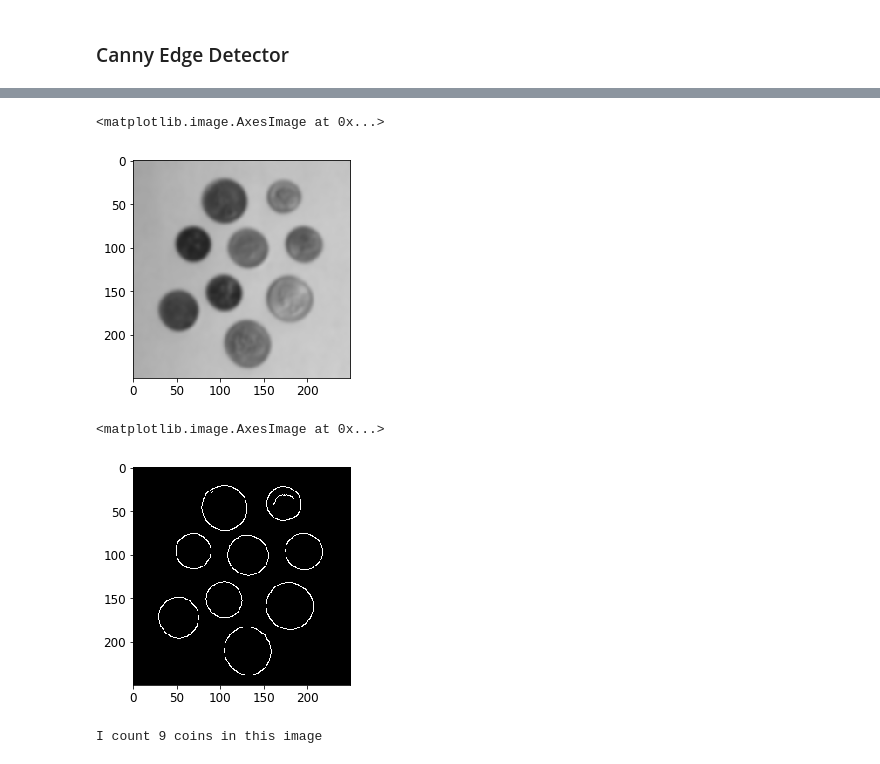
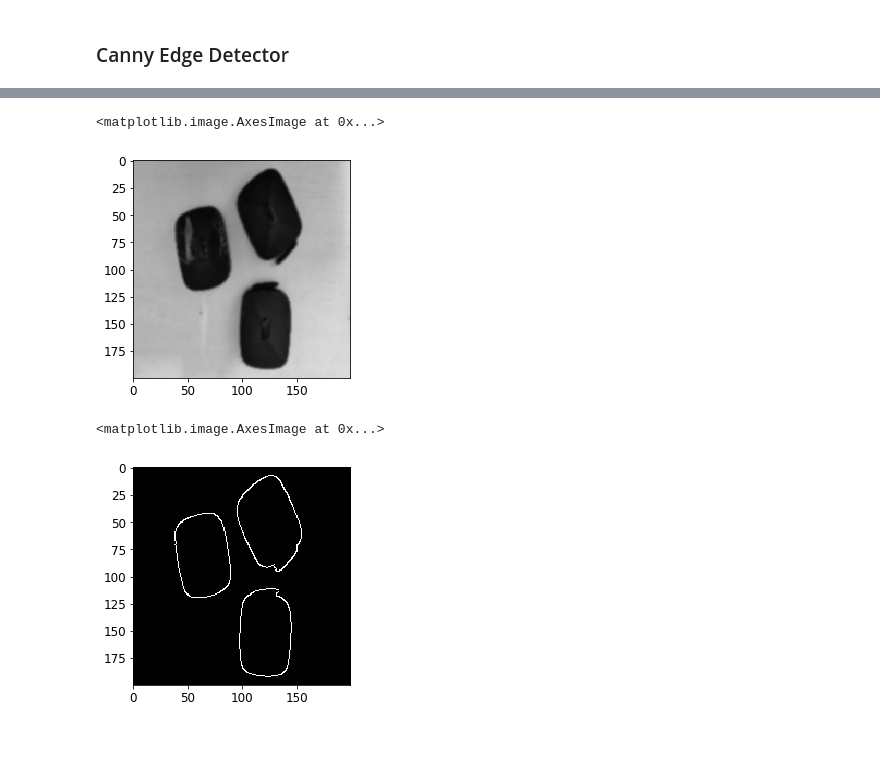
Before and after one commit to cloudxlab/opencv-intro, a Jupyter notebook: 6_edge_detection.ipynb, the cells around one changed output, grey strips where cells are left out. Saved outputs shown, nothing was run; the diff lists cells and outputs as text; code cells hidden in the pictures.

```diff
--- a/6_edge_detection.ipynb
+++ b/6_edge_detection.ipynb
@@ -81,16 +100,15 @@ determines if a pixel is “edge-like” or not.
 # %%
-image = cv2.imread("images/coins.png")
-#image = cv2.imread("images/wristbands.jpg")
+image = cv2.imread("images/devices_small.jpg")
 gray = cv2.cvtColor(image, cv2.COLOR_BGR2GRAY)
-blurred = cv2.GaussianBlur(gray, (11, 11), 0)
+blurred = cv2.GaussianBlur(gray, (5, 5), 0)
 plt.imshow(fixColor(blurred))
 # %% [output]
 <matplotlib.image.AxesImage at 0x...>
-[figure, old version]
+[figure, new version]
 # %%
-canny = cv2.Canny(blurred, 30, 100)
+canny = cv2.Canny(blurred, 30, 300)
 plt.imshow(fixColor(canny))
 # %% [output]
 <matplotlib.image.AxesImage at 0x...>
-[figure, old version]
+[figure, new version]
 # %%
@@ -98,7 +116,3 @@ plt.imshow(fixColor(canny))
-# %%
-print("I count {} coins in this image".format(len(cnts)))
-# %% [output]
-I count 9 coins in this image
 # %%
 coins = image.copy()
 # %%
```
Also changed, not shown: parts of 15 cells of this notebook, 1 other file.
